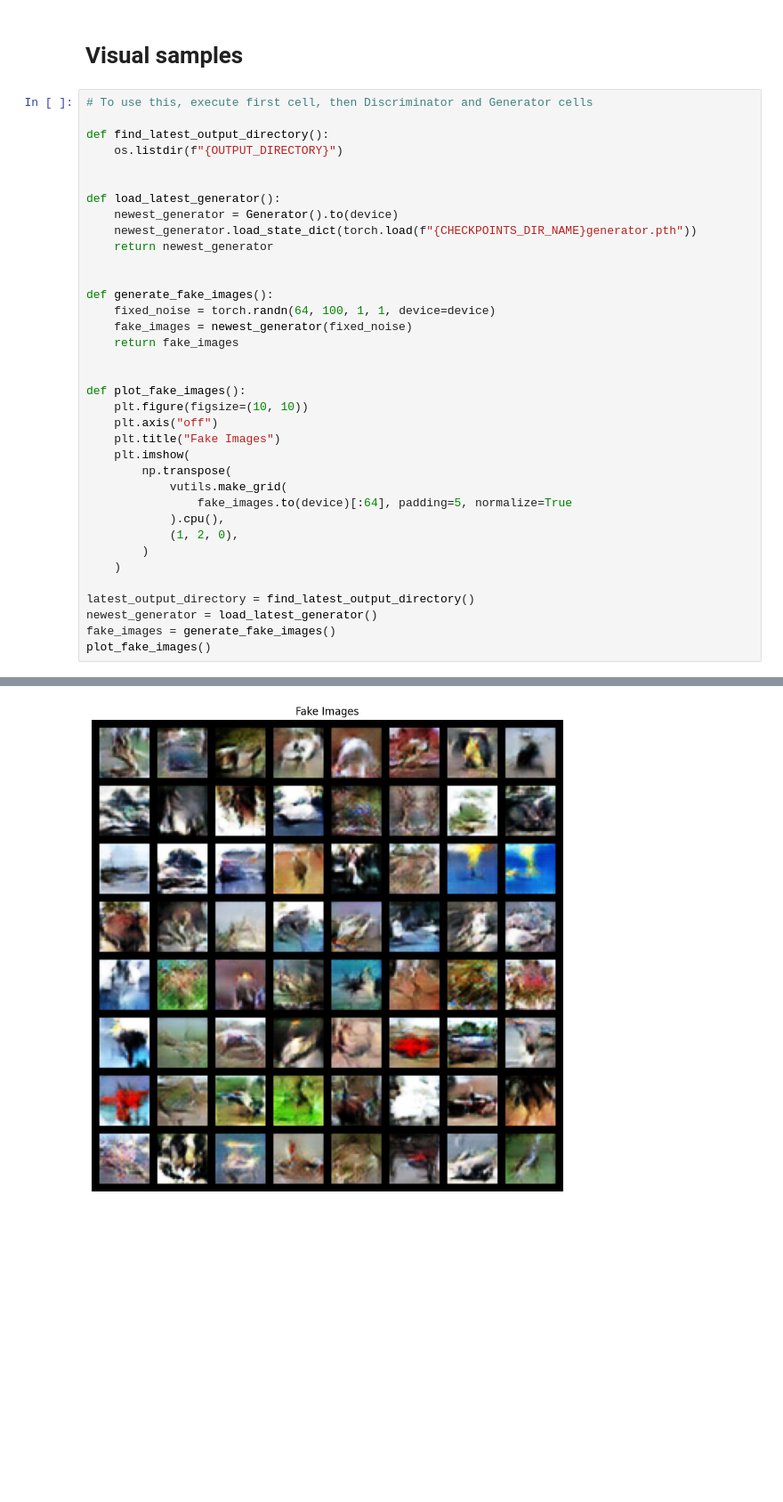
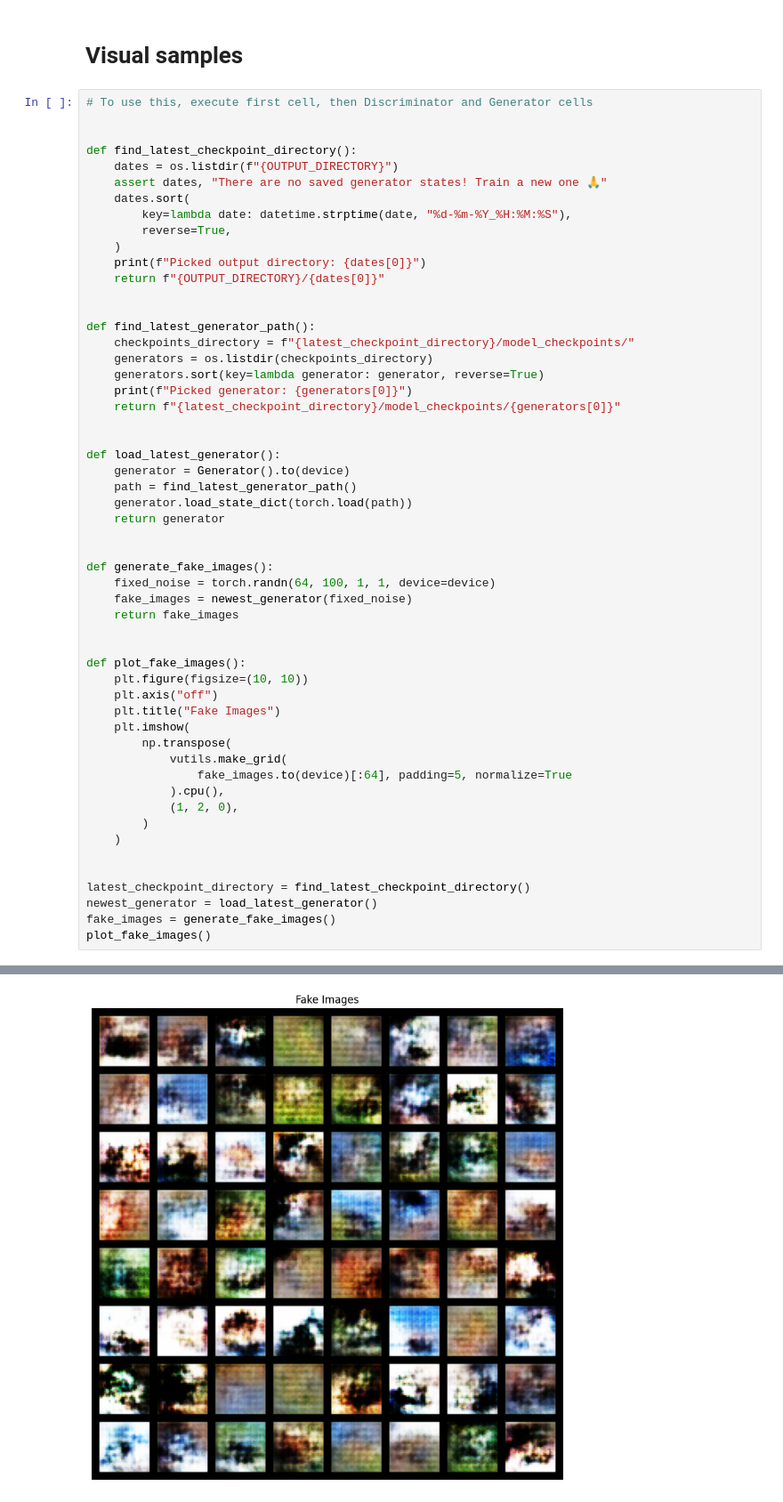
Before and after one commit to krzkro4122/image-generator, a Jupyter notebook: gan/train.ipynb, the cells around one changed output, grey strips where cells are left out. Shown at 89% size. Cells and saved outputs as stored; diff of their text form; blank space fills up the shorter version.

Commit message:
Corrected the fucntion that picks the latest generator

```diff
--- a/gan/train.ipynb
+++ b/gan/train.ipynb
@@ -351,14 +369,31 @@ TypeError: unsupported operand type(s) for %: 'int' and 'NoneType'
 # %%
 # To use this, execute first cell, then Discriminator and Generator cells
 
-def find_latest_output_directory():
-    os.listdir(f"{OUTPUT_DIRECTORY}")
+
+def find_latest_checkpoint_directory():
+    dates = os.listdir(f"{OUTPUT_DIRECTORY}")
+    assert dates, "There are no saved generator states! Train a new one 🙏"
+    dates.sort(
+        key=lambda date: datetime.strptime(date, "%d-%m-%Y_%H:%M:%S"),
+        reverse=True,
+    )
+    print(f"Picked output directory: {dates[0]}")
+    return f"{OUTPUT_DIRECTORY}/{dates[0]}"
+
+
+def find_latest_generator_path():
+    checkpoints_directory = f"{latest_checkpoint_directory}/model_checkpoints/"
+    generators = os.listdir(checkpoints_directory)
+    generators.sort(key=lambda generator: generator, reverse=True)
+    print(f"Picked generator: {generators[0]}")
+    return f"{latest_checkpoint_directory}/model_checkpoints/{generators[0]}"
 
 
 def load_latest_generator():
-    newest_generator = Generator().to(device)
-    newest_generator.load_state_dict(torch.load(f"{CHECKPOINTS_DIR_NAME}generator.pth"))
-    return newest_generator
+    generator = Generator().to(device)
+    path = find_latest_generator_path()
+    generator.load_state_dict(torch.load(path))
+    return generator
 
 
 def generate_fake_images():
@@ -380,7 +415,8 @@ def plot_fake_images():
         )
     )
 
-latest_output_directory = find_latest_output_directory()
+
+latest_checkpoint_directory = find_latest_checkpoint_directory()
 newest_generator = load_latest_generator()
 fake_images = generate_fake_images()
 plot_fake_images()
@@ -389 +426 @@ plot_fake_images()
-[figure, old version]
+[figure, new version]
```
Also changed, not shown: parts of 3 cells of this notebook.
